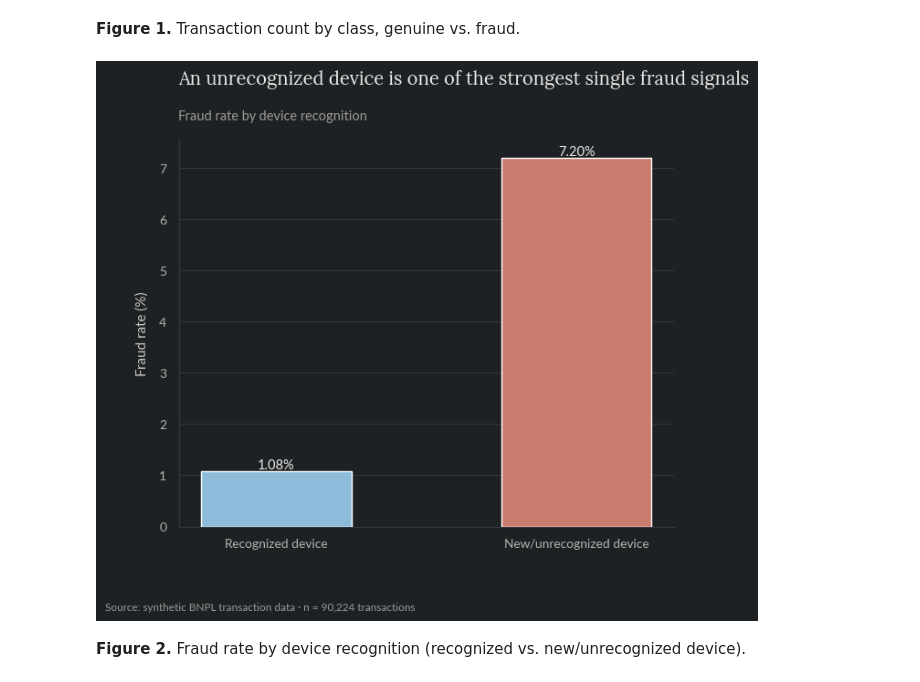
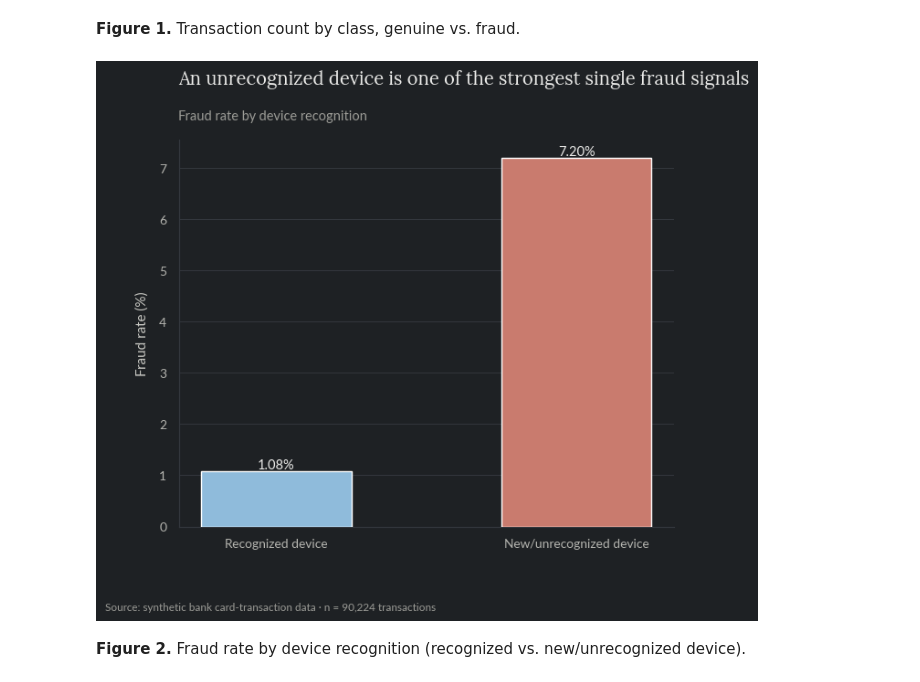
Before and after one commit to gus-morales/work-showcase, a Jupyter notebook: projects/05-fraud-anomaly-detection/notebooks/05_fraud_anomaly_detection.ipynb, the cells around one changed output. Drawn from its saved outputs; the diff is of its cells as text; code cells hidden in the pictures.

```diff
--- a/projects/05-fraud-anomaly-detection/notebooks/05_fraud_anomaly_detection.ipynb
+++ b/projects/05-fraud-anomaly-detection/notebooks/05_fraud_anomaly_detection.ipynb
@@ -74,16 +74,16 @@ plt.show()
 # %%
 fig, ax = plt.subplots(figsize=(7, 5.5))
 rates = tx.groupby("is_new_device")["is_fraud"].mean() * 100
 labels = ["Recognized device", "New/unrecognized device"]
 ax.bar(labels, rates.values, color=[SLATE, MUTED_RED], width=0.5, zorder=3)
 for i, v in enumerate(rates.values):
     ax.text(i, v + 0.05, f"{v:.2f}%", ha="center", fontsize=10.5, color=INK)
 style_ax(ax, title="An unrecognized device is one of the strongest single fraud signals",
          subtitle="Fraud rate by device recognition", ylabel="Fraud rate (%)")
-add_footnote(fig, f"Source: synthetic BNPL transaction data · n = {len(tx):,} transactions")
+add_footnote(fig, f"Source: synthetic bank card-transaction data · n = {len(tx):,} transactions")
 plt.show()
 # %% [output]
-[figure, old version]
+[figure, new version]
 # %% [markdown]
 **Figure 2.** Fraud rate by device recognition (recognized vs. new/unrecognized device).
 # %%
```
Also changed, not shown: parts of 11 cells of this notebook, 34 other files.
